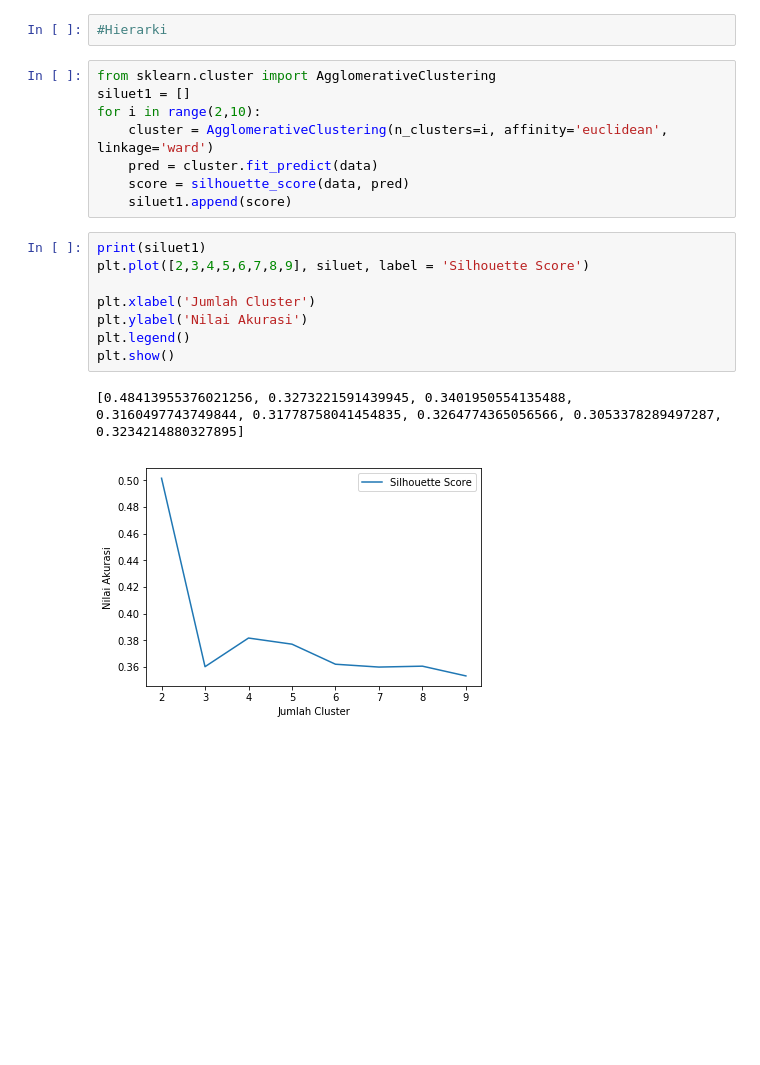
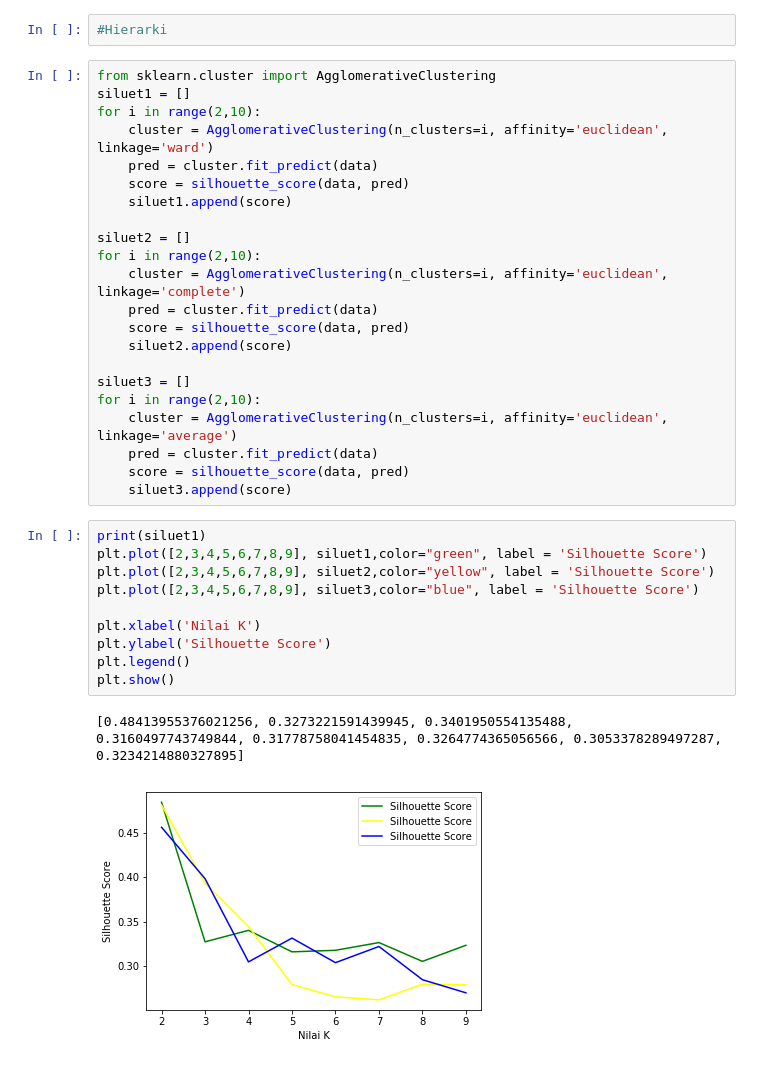
Before and after one commit to safhiram/FP-KK, a Jupyter notebook: Clustering.ipynb, the cells around one changed output. Cells and saved outputs as stored; diff of their text form; blank space fills up the shorter version.

Commit message:
cluster fix

```diff
--- a/Clustering.ipynb
+++ b/Clustering.ipynb
@@ -92,17 +92,33 @@ for i in range(2,10):
     pred = cluster.fit_predict(data)
     score = silhouette_score(data, pred)
     siluet1.append(score)
+
+siluet2 = []
+for i in range(2,10):
+    cluster = AgglomerativeClustering(n_clusters=i, affinity='euclidean', linkage='complete')
+    pred = cluster.fit_predict(data)
+    score = silhouette_score(data, pred)
+    siluet2.append(score)
+
+siluet3 = []
+for i in range(2,10):
+    cluster = AgglomerativeClustering(n_clusters=i, affinity='euclidean', linkage='average')
+    pred = cluster.fit_predict(data)
+    score = silhouette_score(data, pred)
+    siluet3.append(score)
 # %%
 print(siluet1)
-plt.plot([2,3,4,5,6,7,8,9], siluet, label = 'Silhouette Score')
+plt.plot([2,3,4,5,6,7,8,9], siluet1,color="green", label = 'Silhouette Score')
+plt.plot([2,3,4,5,6,7,8,9], siluet2,color="yellow", label = 'Silhouette Score')
+plt.plot([2,3,4,5,6,7,8,9], siluet3,color="blue", label = 'Silhouette Score')
 
-plt.xlabel('Jumlah Cluster')
-plt.ylabel('Nilai Akurasi')
+plt.xlabel('Nilai K')
+plt.ylabel('Silhouette Score')
 plt.legend()
 plt.show()
 # %% [output]
 [0.48413955376021256, 0.3273221591439945, 0.3401950554135488, 0.3160497743749844, 0.31778758041454835, 0.3264774365056566, 0.3053378289497287, 0.3234214880327895]
-[figure, old version]
+[figure, new version]
 # %%
 benchmark3 = {
     'method' : ['KMeans', 'Hierarki'],
```
Also changed, not shown: parts of 3 cells of this notebook.
